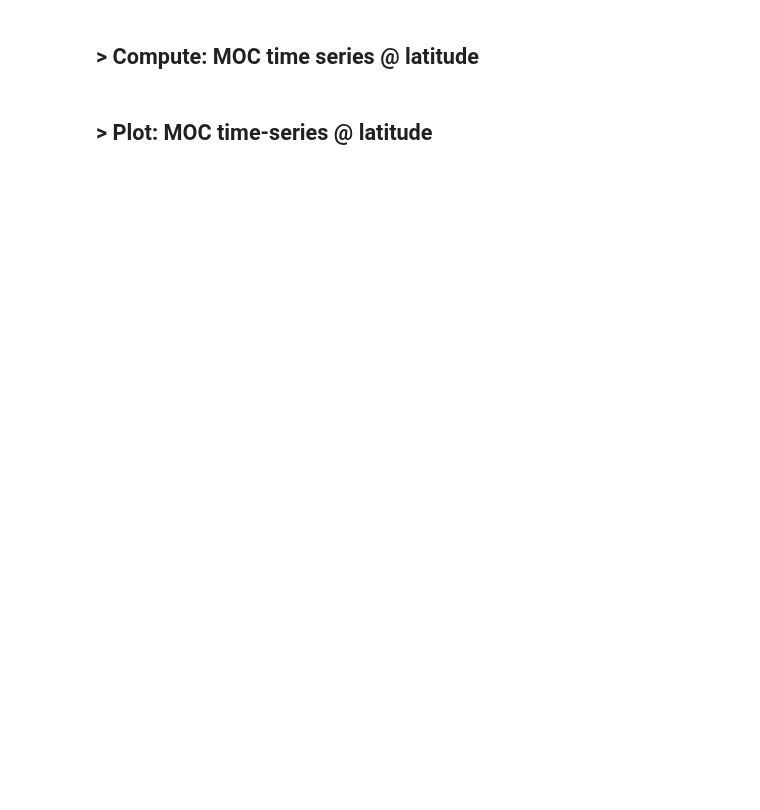
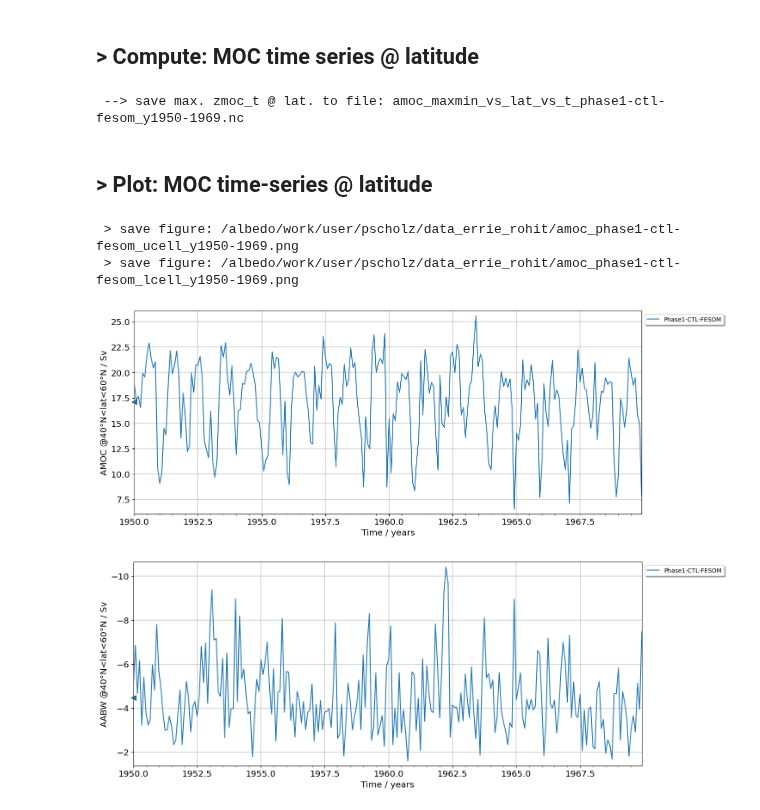
Before and after one commit to FESOM/tripyview, a Jupyter notebook: tools/eerie/template_eerie_transp_zmoc.ipynb, the cells around one changed output. Drawn from its saved outputs; the diff is of its cells as text; code cells hidden in the pictures; blank space fills up the shorter version.

```diff
--- a/tools/eerie/template_eerie_transp_zmoc.ipynb
+++ b/tools/eerie/template_eerie_transp_zmoc.ipynb
@@ -47,7 +47,7 @@ input_names.append('Phase1-CTL-FESOM')
 #_____________________________________________________________________________________
 # set run infos
 vname      = 'amoc'  # gmoc, amoc, ipmoc, imoc, pmoc
-year       = [1950, 1987]
+year       = [1950, 1969]
 
 mon       = None
 day       = None
@@ -99,7 +99,7 @@ save_dpi          = 300
 save_fmt          = ['png']
 do_bolus          = True
 do_netcdf         = True
-do_info           = True
+do_info           = False
 # %%
 # start parallel dask client
 safety = 0.3
@@ -170,11 +170,10 @@ for jj, (datapath, descript) in enumerate(zip(input_paths, input_names)):
     for yr in range(year[0], year[1]+1):
         #______________________________________________________________________________________________
         # create rohit filename path
-        print(' --> open file:')
+        print(' --> open files: {:4d} '.format(yr), end='')
         filepath = list()
         for auxmon in range(1,12+1):
             fname       = 'fesom_avg_wo_{:4d}{:02d}_monthly-NG5.nc'.format(yr, auxmon)
-            print('     > ', fname)
             filepath.append(os.path.join(datapath+'/{:4d}/native/monthly/'.format(yr), fname))
         del auxmon
 
@@ -191,7 +190,7 @@ for jj, (datapath, descript) in enumerate(zip(input_paths, input_names)):
 
         #______________________________________________________________________________________________
         # compute zmoc
-        if do_info: print(' --> compute: ', vname)
+        print('--> comp. {:s} '.format(vname), end='')
         zmoc = tpv.calc_zmoc(mesh, data, dlat=0.5, which_moc=vname, do_info=do_info, do_checkbasin=False, do_onelem=False, diagpath=False,
                              do_load=True, do_parallel=do_parallel, n_workers=parallel_nprc_bin)
 
@@ -204,21 +203,20 @@ for jj, (datapath, descript) in enumerate(zip(input_paths, input_names)):
 
         #______________________________________________________________________________________________
         t1e = clock.time()
-        print(' --> elapsed time/file:', t1e-t1s, ' sec')
+        print('--> elapsed time: {:3.3f} sec. '.format(t1e-t1s))
         t1s = t1e
-        print('\n')
 
     #__________________________________________________________________________________________________
     # save to netcdf
     if do_netcdf and save_path is not None:
         auxtime   = zmoc_t['time.year'].values
         auxrun    = descript.replace(' ','_').lower()
-        sfname    = f'{vname}_vs_t_{auxrun}_y{auxtime[0]}-{auxtime[-1]}.nc'
+        sfname    = f'{vname}_vs_lat_vs_depth_vs_t_{auxrun}_y{auxtime[0]}-{auxtime[-1]}.nc'
         # sfilepath = os.path.join(datapath, sfname)
         sfilepath = os.path.join(save_path, sfname)
         print(' --> save zmoc_t to file:', sfname)
         zmoc_t.to_netcdf(path=sfilepath, mode='w')
 
-print(' --> tot. elapsed time:', clock.time()-ts, ' sec')
+print(' --> tot. elapsed time: {:.3f} min.'.format((clock.time()-ts)/60))
 # %% [output]
 /albedo/work/user/pscholz/data_errie_rohit/
@@ -274,20 +278,30 @@ zdefuc,zdeflc = [500,2000], [1500, 6000] # depth range definition for upper/lowe
 # compute time-series
 if  vname == 'ipmoc' or vname == 'pmoc':
     zmoc_maxatlat = zmoc_t.where((zmoc_t['depth']>=zdeflc[0]) & (zmoc_t['depth']<=zdeflc[1])).min(dim='nz',skipna=True).rename({'zmoc':'zmoc_lcell'})
+    zmoc_maxatlat['zmoc_lcell'].attrs['description'] = 'minimum PMOC between a depth of {:f}m and {:f}m'.format(zdeflc[0], zdeflc[1])
+    str_sel = 'min'
+
 elif vname == 'amoc' or vname == 'aamoc':
     zmoc_ucell  = zmoc_t.where((zmoc_t['depth']>=zdefuc[0]) & (zmoc_t['depth']<=zdefuc[1])).max(dim='nz',skipna=True).rename({'zmoc':'zmoc_ucell'})
+    zmoc_ucell['zmoc_ucell'].attrs['description'] = 'maximum AMOC between a depth of {:f}m and {:f}m'.format(zdefuc[0], zdefuc[1])
+
     zmoc_lcell  = zmoc_t.where((zmoc_t['depth']>=zdeflc[0]) & (zmoc_t['depth']<=zdeflc[1])).min(dim='nz',skipna=True).rename({'zmoc':'zmoc_lcell'})
+    zmoc_lcell['zmoc_lcell'].attrs['description'] = 'minimum AMOC between a depth of {:f}m and {:f}m'.format(zdeflc[0], zdeflc[1])
+
     zmoc_maxatlat = xr.merge([zmoc_ucell, zmoc_lcell], compat='minimal' )
+    str_sel = 'maxmin'
     del(zmoc_ucell, zmoc_lcell)
 
 #_____________________________________________________________________________________________________
 # save to netcdf
 if (do_netcdf) and (save_path is not None) and (vname in ['amoc', 'aamoc', 'ipmoc', 'pmoc']):
     auxtime   = zmoc_t['time.year'].values
-    sfname    = f'{vname}_at_lat_vs_t__{which_run}_y{auxtime[0]}-{auxtime[-1]}.nc'
+    sfname    = f'{vname}_{str_sel}_vs_lat_vs_t_{which_run}_y{auxtime[0]}-{auxtime[-1]}.nc'
     sfilepath = os.path.join(save_path, sfname)
     print(' --> save max. zmoc_t @ lat. to file:', sfname)
     zmoc_maxatlat.to_netcdf(path=sfilepath, mode='w')
+# %% [output]
+ --> save max. zmoc_t @ lat. to file: amoc_maxmin_vs_lat_vs_t_phase1-ctl-fesom_y1950-1969.nc
 # %% [markdown]
 ## > Plot: MOC time-series @ latitude
 # %%
@@ -317,7 +331,7 @@ for lat in which_lat:
                 lat_list.append([data_lat])
 
     #___PLOT TRANSECT__________________________________________________________________________________
-    svname = list(lat_list[0][0].data_vars)[0]
+    svname = vname #list(lat_list[0][0].data_vars)[0]
     auxtime   = zmoc_t['time.year'].values
     slabel = f'y{auxtime[0]}-{auxtime[-1]}'
 
@@ -327,7 +341,7 @@ for lat in which_lat:
     sfpath = None
     if spath!=None:
         sfpath=list()
-        for sfmt in save_fmt: sfpath.append( os.path.join(spath,'{:s}_{:s}_{:s}_{:s}.{:s}'.format(svname, 'which_model', which_run ,slabel, sfmt)) )
+        for sfmt in save_fmt: sfpath.append( os.path.join(spath,'{:s}_{:s}_{:s}_{:s}.{:s}'.format(svname, which_run, 'ucell' ,slabel, sfmt)) )
 
     #__________________________________________________________________________________________________
     fig,ax=tpv.plot_tline(lat_list, None, nrow=1, ncol=1     ,
@@ -363,32 +377,37 @@ for lat in which_lat:
                     if lat>=0: str_label= f'@{lat}°N'
                     else     : str_label= f'@{lat}°S'
                 data_lat[var].attrs['add2ylabel'] = str_label
                 data_lat[var].attrs['short_name'] = 'AABW'
                 data_lat[var].attrs['long_name']  = 'AABW'
                 lat_list.append([data_lat])
 
     #___PLOT TRANSECT__________________________________________________________________________________
-    svname = list(lat_list[0][0].data_vars)[0]
+    svname = vname #list(lat_list[0][0].data_vars)[0]
     auxtime   = zmoc_t['time.year'].values
     slabel = f'y{auxtime[0]}-{auxtime[-1]}'
 
     #__________________________________________________________________________________________________
     # do save filename path
     spath  = save_path
     sfpath = None
     if spath!=None:
         sfpath=list()
-        for sfmt in save_fmt: sfpath.append( os.path.join(spath,'{:s}_{:s}_{:s}_{:s}.{:s}'.format(svname, 'which_model', which_run ,slabel, sfmt)) )
+        for sfmt in save_fmt: sfpath.append( os.path.join(spath,'{:s}_{:s}_{:s}_{:s}.{:s}'.format(svname, which_run, 'lcell' ,slabel, sfmt)) )
 
     #__________________________________________________________________________________________________
     fig,ax=tpv.plot_tline(lat_list, None, nrow=1, ncol=1     ,
                             do_allcycl = False               ,
                             do_concat  = False               ,
                             do_shdw    = False               ,
                             do_mean    = True                ,
                             do_std     = False               ,
                             ax_opt     = dict({'fig_sizefac':3}) ,
                             grid_opt   = dict({'do_yinv':True}) ,
                             do_enum    = do_enum                 ,
                             do_save    = sfpath, save_dpi=save_dpi,
                          )
+# %% [output]
+ > save figure: /albedo/work/user/pscholz/data_errie_rohit/amoc_phase1-ctl-fesom_ucell_y1950-1969.png
+ > save figure: /albedo/work/user/pscholz/data_errie_rohit/amoc_phase1-ctl-fesom_lcell_y1950-1969.png
+[figure, added]
+[figure, added]
```
Also changed, not shown: parts of 3 cells of this notebook, 1 other file.
